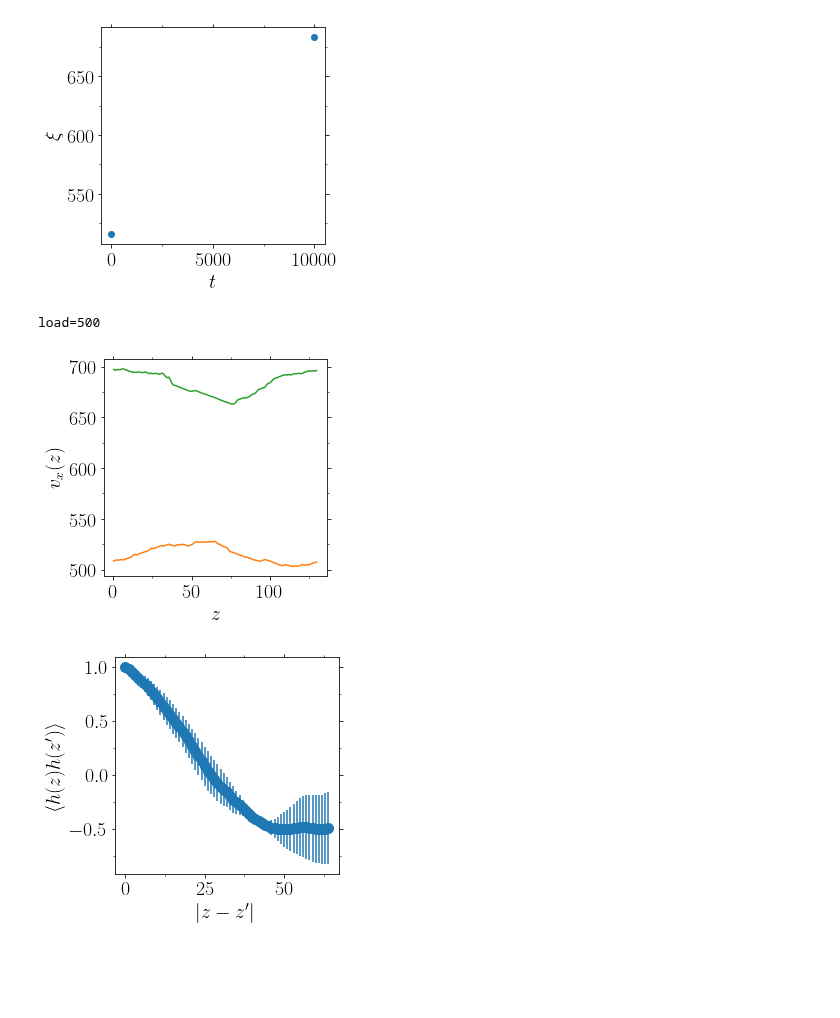
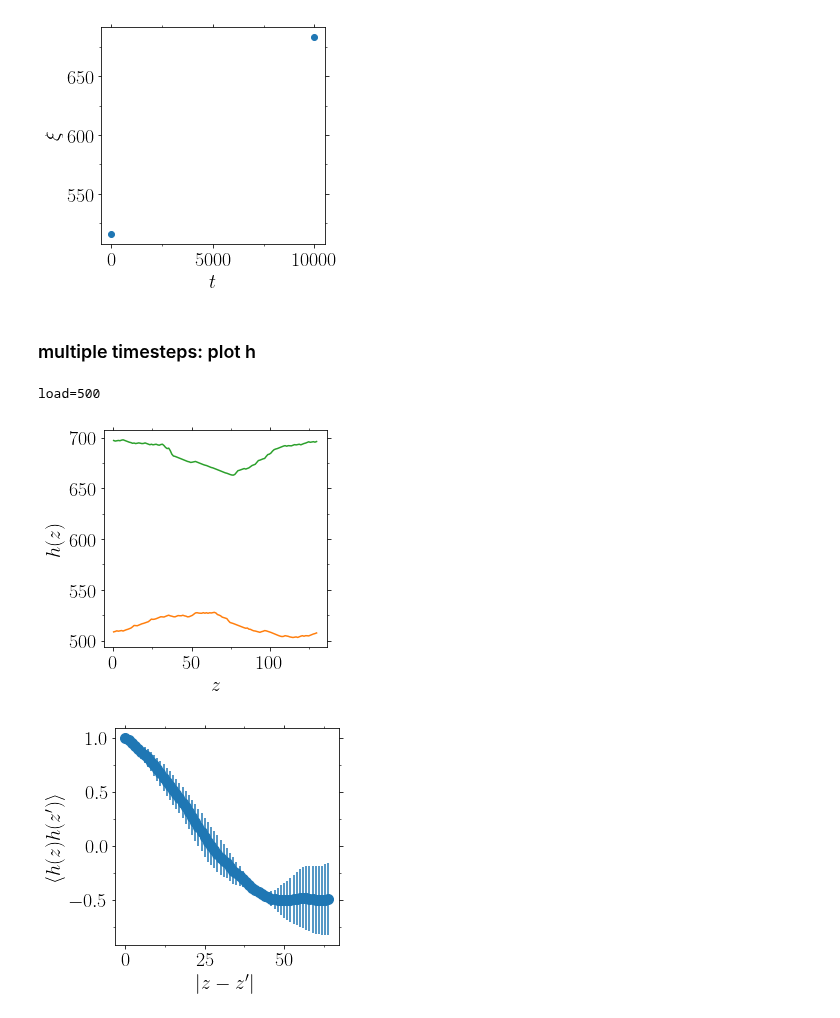
Before and after one commit to kkarimi62/HeaDef, a Jupyter notebook: postprocess/pressFluc2nd.ipynb, the cells around one changed output. Cells and saved outputs as stored; diff of their text form; code cells hidden in the pictures; blank space fills up the shorter version.

```diff
--- a/postprocess/pressFluc2nd.ipynb
+++ b/postprocess/pressFluc2nd.ipynb
@@ -2561,6 +2561,8 @@ if eval(confParser['flags']['DislocAnl']):
 [figure]
 [figure]
 [figure]
+# %% [markdown]
+### multiple timesteps: plot h
 # %%
 if eval(confParser['flags']['DislocAnl']) and not\
    eval(confParser['flags']['RemoteMachine']):
@@ -2573,35 +2575,35 @@ if eval(confParser['flags']['DislocAnl']) and not\
     2:650,
     3:700,
     4:750,}.values()][0]:
 
         print('load=%s'%load)
         pathh = ['dislocations',
                  'NiCoCrNatom100KTemp600/dislocated/load%s/Run0/dislocations'%load,
                  'NiCoCrNatom100KTemp600Rss/dislocated/load%s/Run0/dislocations'%load][0]
         try:
             sdata0 = np.loadtxt('%s/h0_profile_multiple_times.txt'%pathh) #--- velocity profile
             sdata1 = np.loadtxt('%s/h1_profile_multiple_times.txt'%pathh) #--- velocity profile
 
             #--- fetch data
             r = sdata0[:,0]
             hx0 = sdata0[:,1:]
             hx1 = sdata1[:,1:]
 
 
             ax=PltErr(None,None,Plot=False)
             list(map(lambda x:PltErr(r,x,ax=ax,
                                      attrs={'fmt':'-'},
                                      Plot=False,
                                      xstr=r'$z$' if not eval(confParser['flags']['RemoteMachine']) else 'z',
-                                     ystr=r'$v_x(z)$' if not eval(confParser['flags']['RemoteMachine']) else 'vx(z)'),
+                                     ystr=r'$h(z)$' if not eval(confParser['flags']['RemoteMachine']) else 'vx(z)'),
                      hx0.T))
             plt.show()
 
         except:
             continue
 # %% [output]
 load=500
-[figure, old version]
+[figure, new version]
 # %%
 # if DislocAnl:
 #     z = PltCrltn(xint,yint0[0],Plot=False)[0] #--- get data on the x-axis
```
Also changed, not shown: 2 other files.
